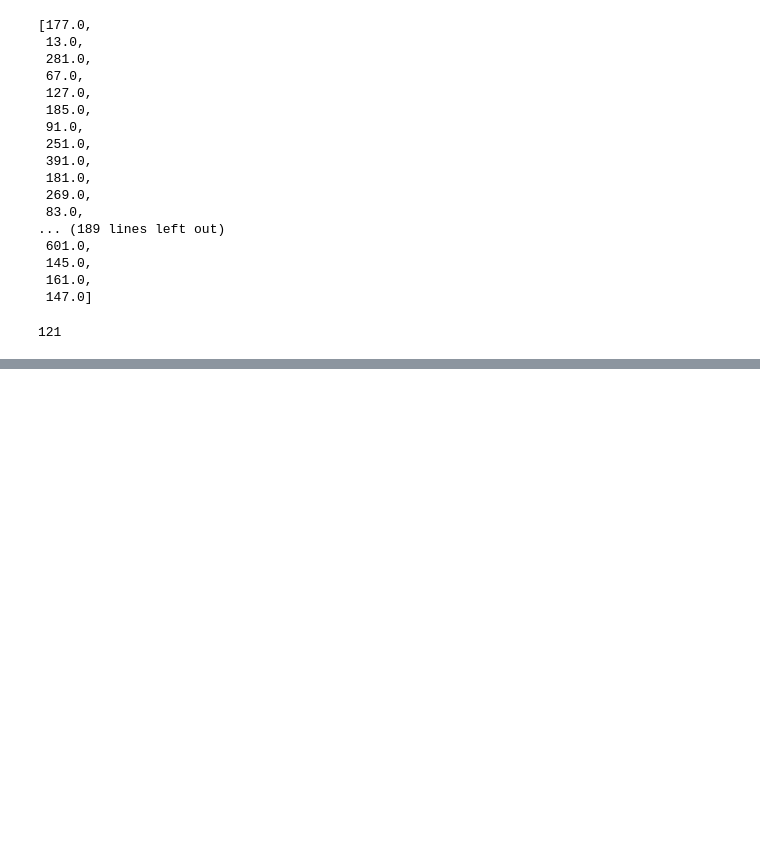
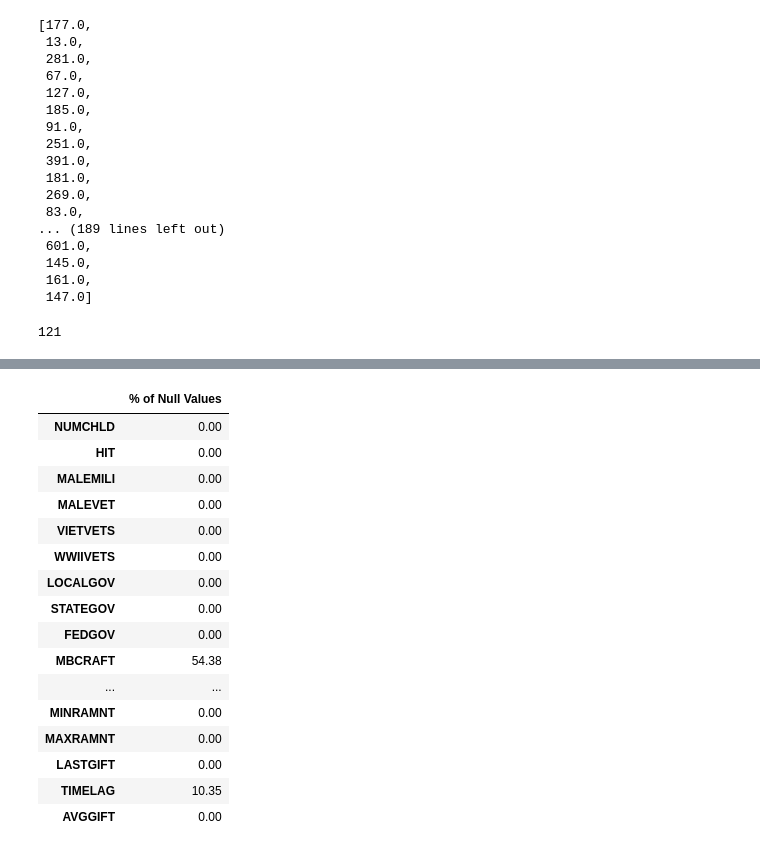
Before and after one commit to moebawab/DM_Projeto-1, a Jupyter notebook: DM_Project vLuis.ipynb, the cells around one changed output, grey strips where cells are left out. Drawn from its saved outputs; the diff is of its cells as text; code cells hidden in the pictures; blank space fills up the shorter version.

```diff
--- a/DM_Project v3.ipynb
+++ b/DM_Project vLuis.ipynb
@@ -408,12 +417,14 @@ prov_data["MSA"].isna().sum()
 # %% [output]
 121
 # %%
-# metric_features = prov_data.loc[:,"POP901":"RP4"].columns.tolist()
-# metric_features_2 = ["NUMCHLD","HIT","MALEMILI","MALEVET","VIETVETS","WWIIVETS","LOCALGOV","STATEGOV","FEDGOV"]
-# metric_features_3 = prov_data.loc[:,"IC1":"AC2"].columns.tolist()
-# metric_features_4 = ["CARDPROM","NUMPROM","CARDPM12","NUMPRM12","RAMNTALL","NGIFTALL","CARDGIFT","MINRAMNT","MAXRAMNT","LASTGIFT","TIMELAG","AVGGIFT"]
+metric_features = ["NUMCHLD","HIT","MALEMILI","MALEVET","VIETVETS","WWIIVETS","LOCALGOV","STATEGOV","FEDGOV"]
+metric_features_2 = prov_data.loc[:,"MBCRAFT":"PUBOPP"].columns.tolist()
+metric_features_3 = prov_data.loc[:,"POP901":"RP4"].columns.tolist()
+metric_features_4 = prov_data.loc[:,"IC1":"AC2"].columns.tolist()
+metric_features_5 = ["CARDPROM","NUMPROM","CARDPM12","NUMPRM12","RAMNTALL","NGIFTALL","CARDGIFT","MINRAMNT","MAXRAMNT","LASTGIFT","TIMELAG","AVGGIFT"]
 # %%
-# metric_features.extend(metric_features_2)
-# metric_features.extend(metric_features_3)
-# metric_features.extend(metric_features_4)
+metric_features.extend(metric_features_2)
+metric_features.extend(metric_features_3)
+metric_features.extend(metric_features_4)
+metric_features.extend(metric_features_5)
 # %%
@@ -420,0 +443,4 @@ prov_data["MSA"].isna().sum()
+# %%
+scaler = MinMaxScaler()
+scaled_feat = scaler.fit_transform(prov_data[metric_features])
+scaled_feat
@@ -420,0 +481,25 @@ prov_data["MSA"].isna().sum()
+# %%
+prov_data[metric_features] = scaled_feat
+# %%
+null_values = pd.DataFrame(round((prov_data[metric_features].isna().sum()/len(data))*100,2))
+null_values.rename(columns={0:'% of Null Values'}, inplace=True)
+pd.options.display.max_rows = 476
+null_values
+# %% [output]
+|  | % of Null Values |
+| NUMCHLD | 0.00 |
+| HIT | 0.00 |
+| MALEMILI | 0.00 |
+| MALEVET | 0.00 |
+| VIETVETS | 0.00 |
+| WWIIVETS | 0.00 |
+| LOCALGOV | 0.00 |
+| STATEGOV | 0.00 |
+| FEDGOV | 0.00 |
+| MBCRAFT | 54.38 |
+| ... | ... |
+| MINRAMNT | 0.00 |
+| MAXRAMNT | 0.00 |
+| LASTGIFT | 0.00 |
+| TIMELAG | 10.35 |
+| AVGGIFT | 0.00 |
```
Also changed, not shown: parts of 18 cells of this notebook.
